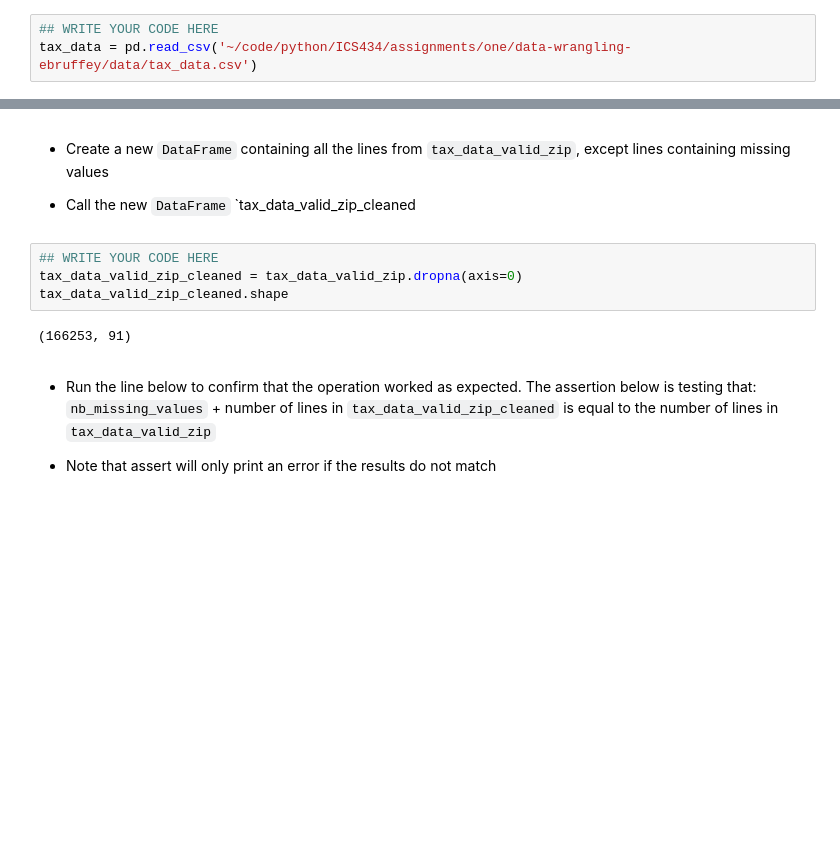
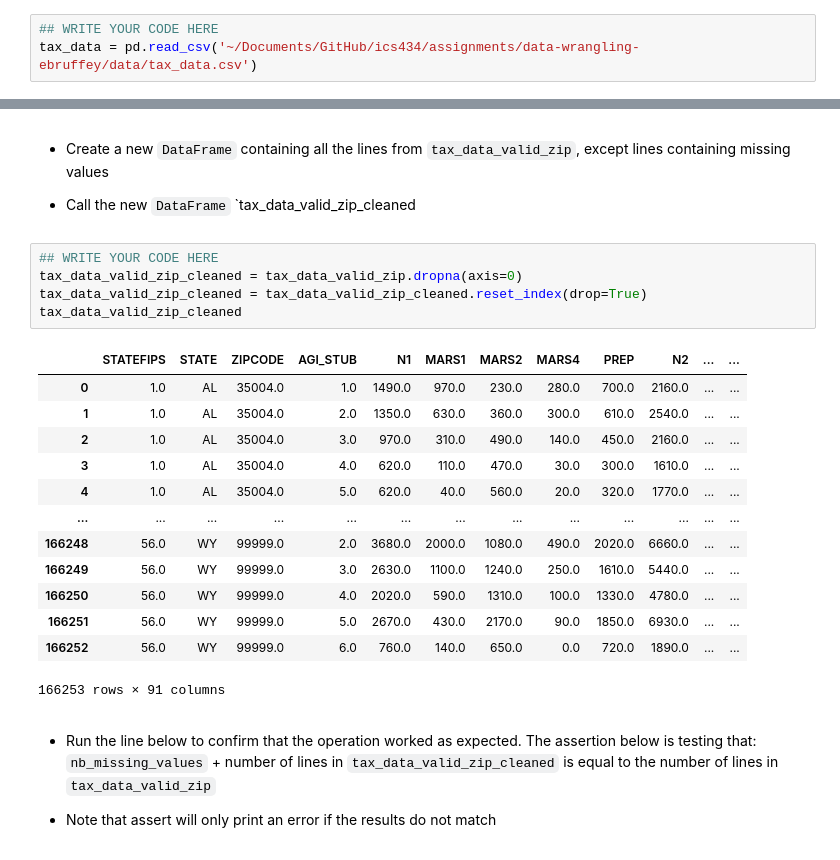
Before and after one commit to ebruffey/ics434, a Jupyter notebook: assignments/data-wrangling-ebruffey/Assignment_1.ipynb, the cells around one changed output, grey strips where cells are left out. Cells and saved outputs as stored; diff of their text form; blank space fills up the shorter version.

```diff
--- a/assignments/data-wrangling-ebruffey/Assignment_1.ipynb
+++ b/assignments/data-wrangling-ebruffey/Assignment_1.ipynb
@@ -95,7 +95,7 @@ import numpy as np
         https://www.irs.gov/pub/irs-soi/15zpallagi.csv
 # %%
 ## WRITE YOUR CODE HERE
-tax_data = pd.read_csv('~/code/python/ICS434/assignments/one/data-wrangling-ebruffey/data/tax_data.csv')
+tax_data = pd.read_csv('~/Documents/GitHub/ics434/assignments/data-wrangling-ebruffey/data/tax_data.csv')
 # %% [markdown]
 * Use a `tax_data` method or property to display the first eight (8) rows of the `DataFrame`
 # %%
@@ -239,9 +239,22 @@ nb_missing_values
 # %%
 ## WRITE YOUR CODE HERE
 tax_data_valid_zip_cleaned = tax_data_valid_zip.dropna(axis=0)
-tax_data_valid_zip_cleaned.shape
+tax_data_valid_zip_cleaned = tax_data_valid_zip_cleaned.reset_index(drop=True)
+tax_data_valid_zip_cleaned
 # %% [output]
+|  | STATEFIPS | STATE | ZIPCODE | AGI_STUB | N1 | MARS1 | MARS2 | MARS4 | PREP | N2 | ... | ... |
+| 0 | 1.0 | AL | 35004.0 | 1.0 | 1490.0 | 970.0 | 230.0 | 280.0 | 700.0 | 2160.0 | ... | ... |
+| 1 | 1.0 | AL | 35004.0 | 2.0 | 1350.0 | 630.0 | 360.0 | 300.0 | 610.0 | 2540.0 | ... | ... |
+| 2 | 1.0 | AL | 35004.0 | 3.0 | 970.0 | 310.0 | 490.0 | 140.0 | 450.0 | 2160.0 | ... | ... |
+| 3 | 1.0 | AL | 35004.0 | 4.0 | 620.0 | 110.0 | 470.0 | 30.0 | 300.0 | 1610.0 | ... | ... |
+| 4 | 1.0 | AL | 35004.0 | 5.0 | 620.0 | 40.0 | 560.0 | 20.0 | 320.0 | 1770.0 | ... | ... |
+| ... | ... | ... | ... | ... | ... | ... | ... | ... | ... | ... | ... | ... |
+| 166248 | 56.0 | WY | 99999.0 | 2.0 | 3680.0 | 2000.0 | 1080.0 | 490.0 | 2020.0 | 6660.0 | ... | ... |
+| 166249 | 56.0 | WY | 99999.0 | 3.0 | 2630.0 | 1100.0 | 1240.0 | 250.0 | 1610.0 | 5440.0 | ... | ... |
+| 166250 | 56.0 | WY | 99999.0 | 4.0 | 2020.0 | 590.0 | 1310.0 | 100.0 | 1330.0 | 4780.0 | ... | ... |
+| 166251 | 56.0 | WY | 99999.0 | 5.0 | 2670.0 | 430.0 | 2170.0 | 90.0 | 1850.0 | 6930.0 | ... | ... |
+| 166252 | 56.0 | WY | 99999.0 | 6.0 | 760.0 | 140.0 | 650.0 | 0.0 | 720.0 | 1890.0 | ... | ... |
-(166253, 91)
+166253 rows × 91 columns
 # %% [markdown]
 * Run the line below to confirm that the operation worked as expected. The assertion below is testing that:
 `nb_missing_values` + number of lines in `tax_data_valid_zip_cleaned` is equal to the number of lines in `tax_data_valid_zip`
```
Also changed, not shown: parts of 5 cells of this notebook, 2 other files.
